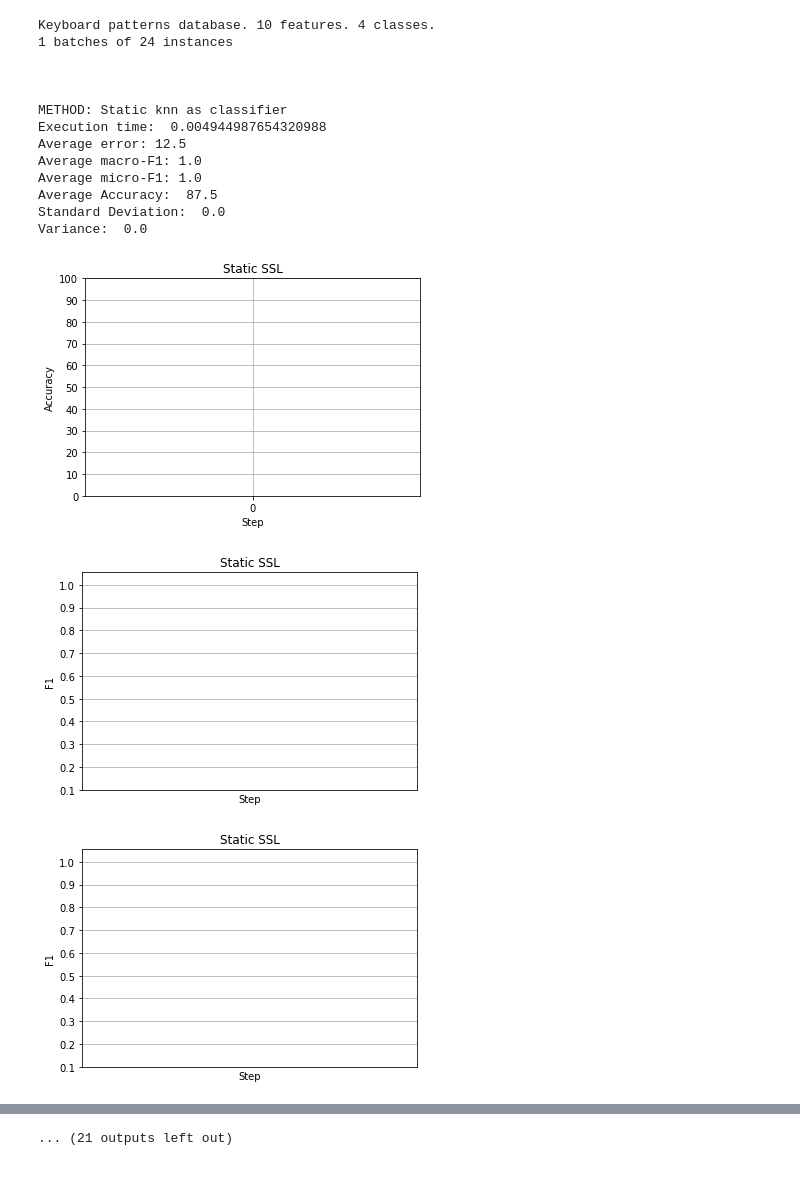
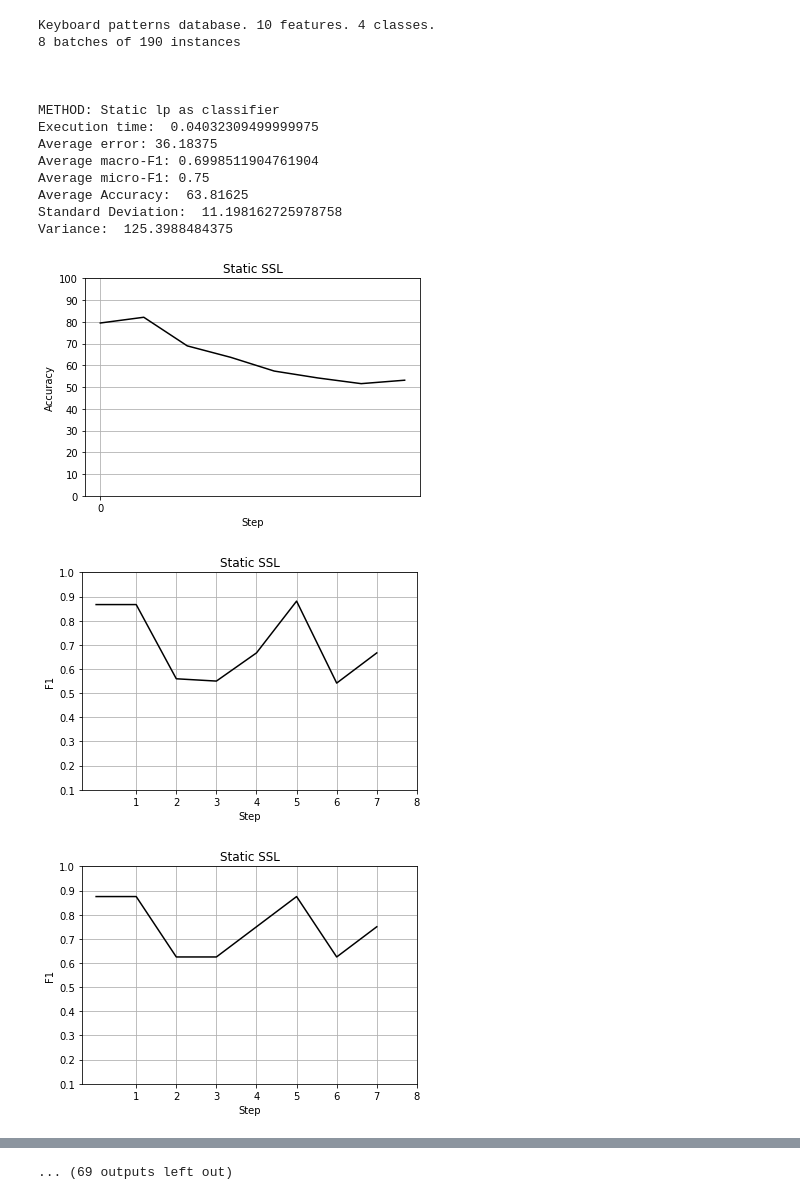
Before and after one commit to bruno-accioli/AMANDA, a Jupyter notebook: experiments/Datasets benchmarking/20PERCENT/real/BATCH_MODE/Keyboard_patterns_10D_4_classes.ipynb, the cells around one changed output, grey strips where cells are left out. Drawn from its saved outputs; the diff is of its cells as text; code cells hidden in the pictures.

Commit message:
done experiments with 20% available labels

```diff
--- a/experiments/Datasets benchmarking/20PERCENT/real/BATCH_MODE/Keyboard_patterns_10D_4_classes.ipynb
+++ b/experiments/Datasets benchmarking/20PERCENT/real/BATCH_MODE/Keyboard_patterns_10D_4_classes.ipynb
@@ -1,8 +1,9 @@
 # %%
+%matplotlib inline
 import sys
 import os
 from pathlib import Path
-os.chdir(Path(os.getcwd()).resolve().parents[3])
+os.chdir(Path(os.getcwd()).resolve().parents[4])
 
 import setup
 from methods import runExperiments
@@ -52,7 +53,7 @@ def main():
     path = os.getcwd()+sep+'data'+sep
 
     # SETTINGS
-    sslClassifier = 'knn' # lp = label propagation, rf = random forests, nb = naive bayes, knn = k-nn, sgd = stochastic gradient descent
+    sslClassifier = 'lp' # lp = label propagation, rf = random forests, nb = naive bayes, knn = k-nn, sgd = stochastic gradient descent
     steps = 8
     poolSize = None
     isBatchMode = True # False = Stream
@@ -68,73 +69,73 @@ def main():
     labeledData = int(0.05*len(dataLabels))
 
     # Static SSL
-    experiments[0] = Experiment(static_classifier, 7, clfName=sslClassifier)
+    experiments[0] = Experiment(static_classifier, 3, clfName=sslClassifier)
 
     # Sliding SSL
-    experiments[1] = Experiment(deslizante_LN, 7, clfName=sslClassifier)
+    experiments[1] = Experiment(deslizante_LN, 3, clfName=sslClassifier)
 
     # Incremental SSL
-    experiments[2] = Experiment(incremental_LN, 7, clfName=sslClassifier)
+    experiments[2] = Experiment(incremental_LN, 3, clfName=sslClassifier)
 
     # Proposed Method 1 (AMANDA - Fixed core extraction percentage)
-    experiments[3] = Experiment(amanda_fixed, 7, 0.8, "kde", clfName=sslClassifier)
+    experiments[3] = Experiment(amanda_fixed, 3, 0.5, "kde", clfName=sslClassifier)
 
     # Proposed method 2 (AMANDA - DCP Original)
-    experiments[4] = Experiment(amanda_dynamic, 7, None, "kde", sslClassifier, 'Hellinger')
+    experiments[4] = Experiment(amanda_dynamic, 2, None, "kde", sslClassifier, 'Hellinger')
 
     # Proposed method 3 (AMANDA - DCP Hellinger2)
-    experiments[5] = Experiment(amanda_dynamic, 7, None, "kde", sslClassifier, 'Hellinger2')
+    experiments[5] = Experiment(amanda_dynamic, 2, None, "kde", sslClassifier, 'Hellinger2')
 
     # Proposed method 4 (AMANDA - DCP BBD)
     lastIndex = list(experiments.keys())[-1]
     betas = [-50, -1, -0.5, -0.1, 1.001, 1.1, 2, 3, 5, 10, 50]
-    bestK = [7, 7, 7, 7, 7, 7, 7, 7, 7, 7, 7]
+    bestK = [2, 2, 2, 2, 2, 2, 2, 2, 2, 2, 2]
     for i in range(len(betas)):
         experiments[lastIndex+1+i] = Experiment(amanda_dynamic, bestK[i], None, "kde", sslClassifier, 'BBD', beta=betas[i])
 
      # Proposed method 5 (AMANDA - DCP HDDDM)
-    experiments[17] = Experiment(amanda_dynamic, 7, None, "kde", sslClassifier, 'HDDDM')
+    experiments[17] = Experiment(amanda_dynamic, 2, None, "kde", sslClassifier, 'HDDDM')
 
     '''
     # COMPOSE GMM (Python version)
     experiments[5] = Experiment(compose_gmm_version, 2)
 
     #prequential evaluation
     steps = 1
     dataValues, dataLabels = dataValues[:labeledData], dataLabels[:labeledData]
     labeledData = int(0.7*len(dataLabels))
     experiments[0] = Experiment(prequential_static_classifier, 7, clfName=sslClassifier)
     experiments[1] = Experiment(prequential_deslizante_LN, 7, clfName=sslClassifier)
     experiments[2] = Experiment(prequential_incremental_LN, 7, clfName=sslClassifier)
     experiments[3] = Experiment(prequential_amanda_fixed, 7, 0.8, "kde", sslClassifier)
     experiments[4] = Experiment(prequential_amanda_dynamic, 4, None, "kde", clfName=sslClassifier)
     experiments[5] = Experiment(prequential_compose_gmm_version, 2, 0.8)
 
     # levelIw matlab results
     predictionsLevelIw, originalAccsLevelIw, timeLevelIw = loadLevelResults(path, sep, 'keystroke', steps)
     externalResults.append({"name":"Level IW", "predictions":predictionsLevelIw[:labeledData], "accuracies":originalAccsLevelIw[:labeledData], "time":timeLevelIw})
     '''
     # Run experiments
     runExperiments.run(dataValues, dataLabels, description, isBinaryClassification, isImbalanced,
                        experiments, steps, labeledData, isBatchMode, poolSize, externalResults)
 
 
 if __name__ == "__main__":
     main()
 # %% [output]
 Keyboard patterns database. 10 features. 4 classes.
-1 batches of 24 instances
+8 batches of 190 instances
 
 
 
-METHOD: Static knn as classifier
-Execution time:  0.004944987654320988
-Average error: 12.5
-Average macro-F1: 1.0
-Average micro-F1: 1.0
-Average Accuracy:  87.5
-Standard Deviation:  0.0
-Variance:  0.0
+METHOD: Static lp as classifier
+Execution time:  0.04032309499999975
+Average error: 36.18375
+Average macro-F1: 0.6998511904761904
+Average micro-F1: 0.75
+Average Accuracy:  63.81625
+Standard Deviation:  11.198162725978758
+Variance:  125.3988484375
-[figure, old version]
+[figure, new version]
-[figure, old version]
+[figure, new version]
-[figure, old version]
+[figure, new version]
@@ -163 +164 @@ Variance:  0.0
-... (21 outputs left out)
+... (69 outputs left out)
```
Also changed, not shown: parts of 1 cell of this notebook, 19 other files.
